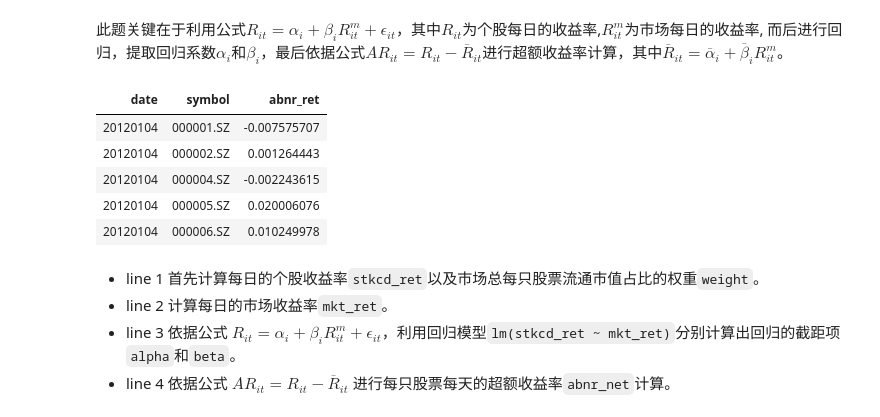
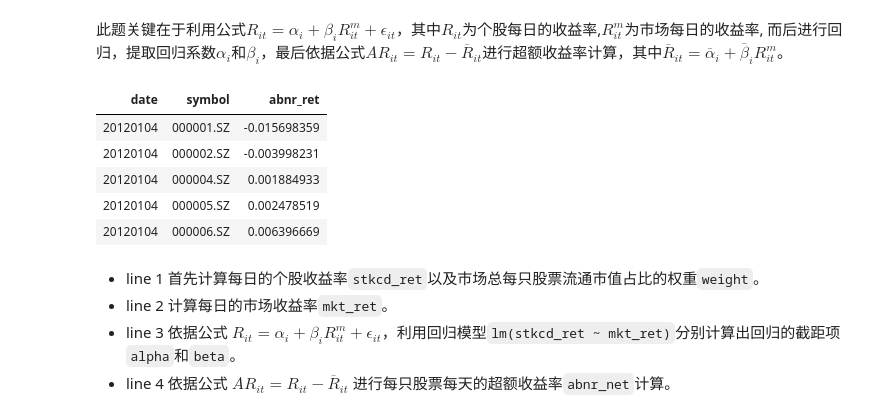
Before and after one commit to Ravin515/r-data-practice, a Jupyter notebook: answer-keys.ipynb, the cells around one changed output. Cells and saved outputs as stored; diff of their text form; code cells hidden in the pictures.

```diff
--- a/answer-keys.ipynb
+++ b/answer-keys.ipynb
@@ -707,16 +707,16 @@ data[, .(amount_mkt_aver = mean(amount), industry = industry, amount = amount),
 # %%
 data[, .(stkcd_ret = close/pre_close - 1, weight = capt/sum(capt), symbol), keyby = date
     ][, .(mkt_ret = sum(weight*stkcd_ret), stkcd_ret, symbol), keyby = date
-    ][, .(alpha = coef(lm(stkcd_ret ~ mkt_ret))[1], beta = coef(lm(stkcd_ret ~ mkt_ret))[2], mkt_ret, stkcd_ret, symbol, date)
+    ][, .(alpha = coef(lm(stkcd_ret ~ mkt_ret))[1], beta = coef(lm(stkcd_ret ~ mkt_ret))[2], mkt_ret, stkcd_ret, date), by = symbol
     ][, .(abnr_ret = stkcd_ret - alpha - beta * mkt_ret), keyby = .(date, symbol)
     ][1:5]
 # %% [output]
 | date | symbol | abnr_ret |
-| 20120104 | 000001.SZ | -0.007575707 |
-| 20120104 | 000002.SZ | 0.001264443 |
-| 20120104 | 000004.SZ | -0.002243615 |
-| 20120104 | 000005.SZ | 0.020006076 |
-| 20120104 | 000006.SZ | 0.010249978 |
+| 20120104 | 000001.SZ | -0.015698359 |
+| 20120104 | 000002.SZ | -0.003998231 |
+| 20120104 | 000004.SZ | 0.001884933 |
+| 20120104 | 000005.SZ | 0.002478519 |
+| 20120104 | 000006.SZ | 0.006396669 |
 # %% [markdown]
 - line 1 首先计算每日的个股收益率`stkcd_ret`以及市场总每只股票流通市值占比的权重`weight`。
 - line 2 计算每日的市场收益率`mkt_ret`。
```
Also changed, not shown: parts of 12 cells of this notebook, 1 other file.
